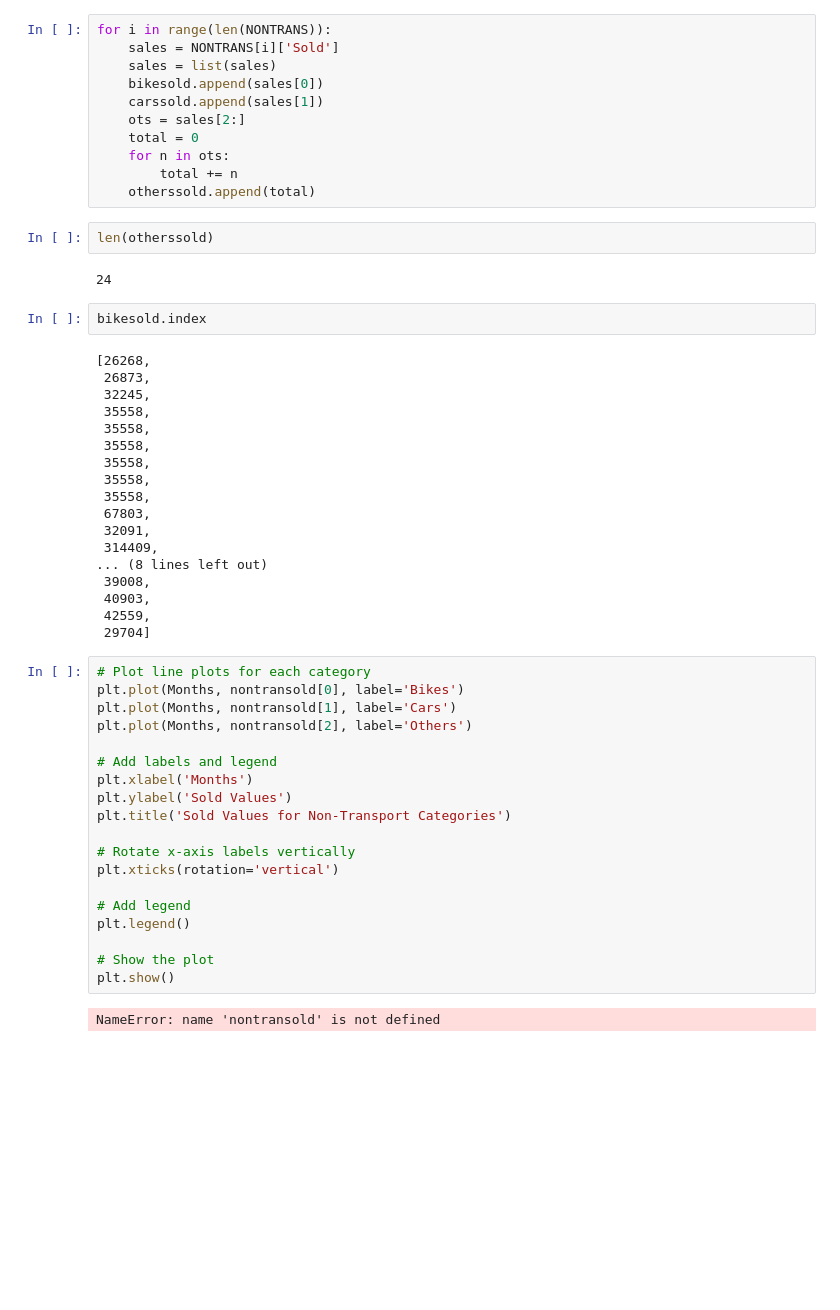
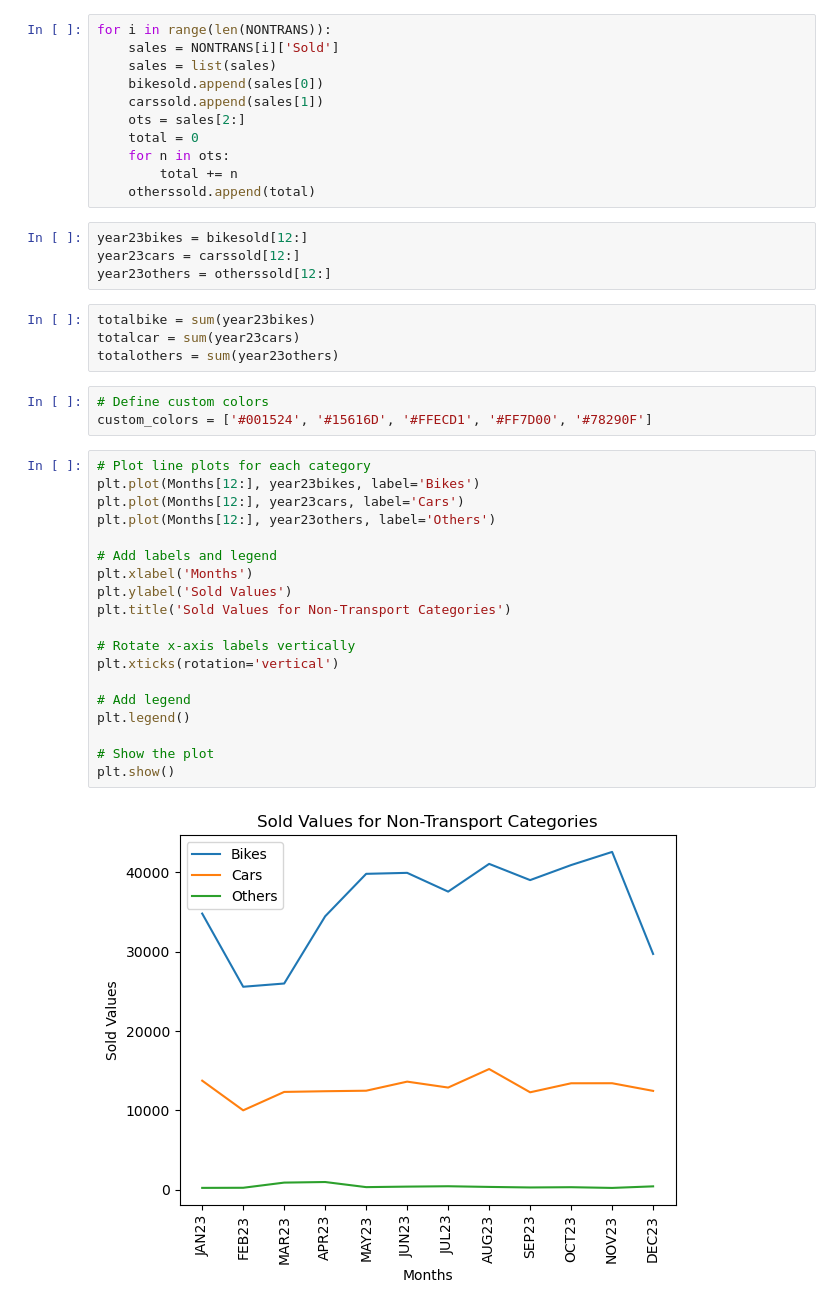
Before and after one commit to KiranJCodes/Bangalore-Vehicle-Sales, a Jupyter notebook: BasicData.ipynb, the cells around one changed output. Drawn from its saved outputs; the diff is of its cells as text; blank space fills up the shorter version.

Commit message:
Performed Basic EDA
Ignore year 22 due to errors and started EDA on year 23

```diff
--- a/BasicData.ipynb
+++ b/BasicData.ipynb
@@ -249,48 +250,35 @@ for i in range(len(NONTRANS)):
     for n in ots:
         total += n
     otherssold.append(total)
-# %%
-len(otherssold)
-# %% [output]
-24
 # %%
-bikesold.index
+year23bikes = bikesold[12:]
+year23cars = carssold[12:]
+year23others = otherssold[12:]
-# %% [output]
-[26268,
- 26873,
- 32245,
- 35558,
- 35558,
- 35558,
- 35558,
- 35558,
- 35558,
- 67803,
- 32091,
- 314409,
-... (8 lines left out)
- 39008,
- 40903,
- 42559,
- 29704]
+# %%
+totalbike = sum(year23bikes)
+totalcar = sum(year23cars)
+totalothers = sum(year23others)
+# %%
+# Define custom colors
+custom_colors = ['#001524', '#15616D', '#FFECD1', '#FF7D00', '#78290F']
 # %%
 # Plot line plots for each category
-plt.plot(Months, nontransold[0], label='Bikes')
-plt.plot(Months, nontransold[1], label='Cars')
-plt.plot(Months, nontransold[2], label='Others')
+plt.plot(Months[12:], year23bikes, label='Bikes')
+plt.plot(Months[12:], year23cars, label='Cars')
+plt.plot(Months[12:], year23others, label='Others')
 
 # Add labels and legend
 plt.xlabel('Months')
 plt.ylabel('Sold Values')
 plt.title('Sold Values for Non-Transport Categories')
 
 # Rotate x-axis labels vertically
 plt.xticks(rotation='vertical')
 
 # Add legend
 plt.legend()
 
 # Show the plot
 plt.show()
 # %% [output]
-NameError: name 'nontransold' is not defined
+[figure, added]
```
Also changed, not shown: parts of 4 cells of this notebook.
